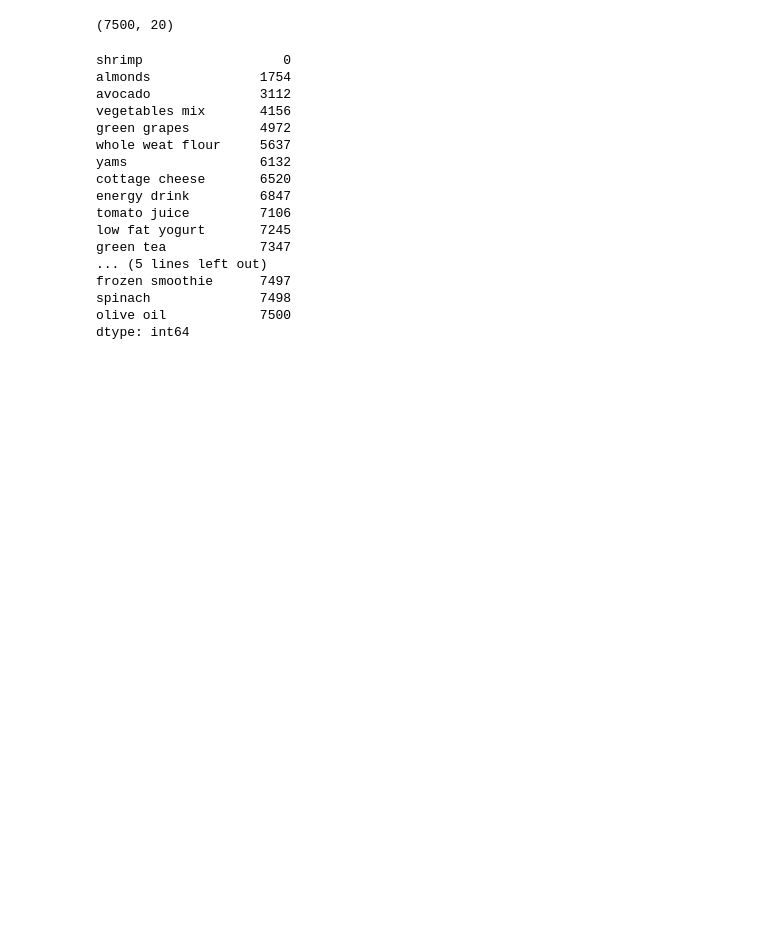
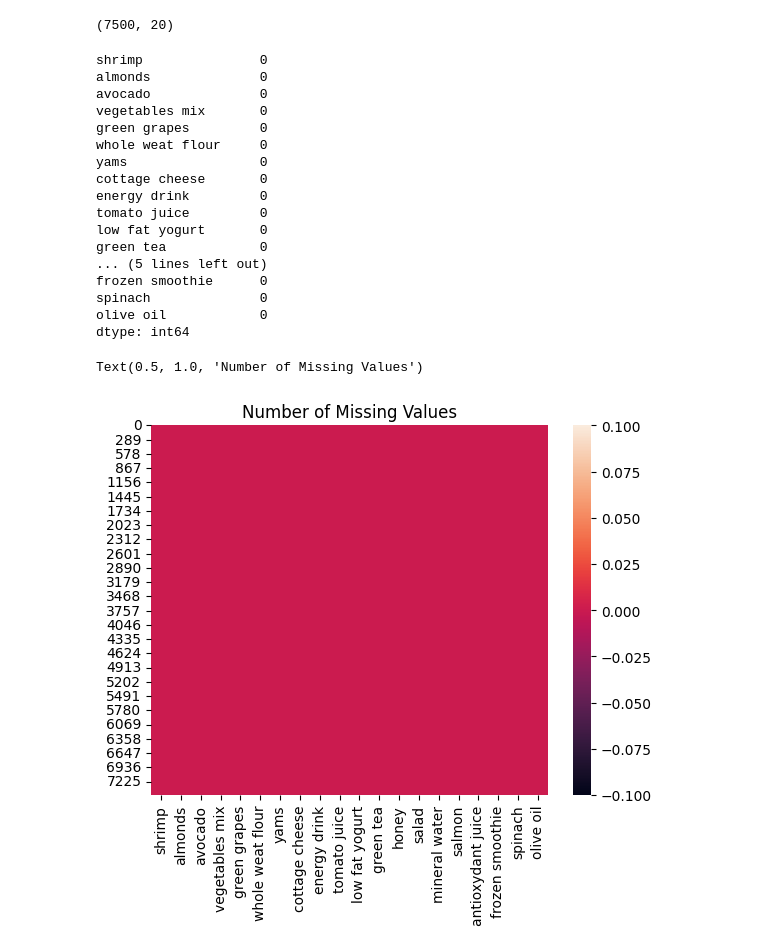
Before and after one commit to Akshithaa25/Machine_Learning_502, a Jupyter notebook: 2348502_ML_LAB_3.ipynb, the cells around one changed output. Saved outputs shown, nothing was run; the diff lists cells and outputs as text; code cells hidden in the pictures; blank space fills up the shorter version.

```diff
--- a/2348502_ML_LAB_3.ipynb
+++ b/2348502_ML_LAB_3.ipynb
@@ -38,24 +37,30 @@ data.shape
 # %% [output]
 (7500, 20)
 # %%
-# data = data.fillna(0)
-
+data = data.fillna(0)
 data.isna().sum()
 # %% [output]
-shrimp                  0
-almonds              1754
-avocado              3112
-vegetables mix       4156
-green grapes         4972
-whole weat flour     5637
-yams                 6132
-cottage cheese       6520
-energy drink         6847
-tomato juice         7106
-low fat yogurt       7245
-green tea            7347
+shrimp               0
+almonds              0
+avocado              0
+vegetables mix       0
+green grapes         0
+whole weat flour     0
+yams                 0
+cottage cheese       0
+energy drink         0
+tomato juice         0
+low fat yogurt       0
+green tea            0
 ... (5 lines left out)
-frozen smoothie      7497
-spinach              7498
-olive oil            7500
+frozen smoothie      0
+spinach              0
+olive oil            0
 dtype: int64
+# %%
+data.isnull().sum()
+sns.heatmap(data.isnull())
+plt.title("Number of Missing Values")
+# %% [output]
+Text(0.5, 1.0, 'Number of Missing Values')
+[figure, added]
```
Also changed, not shown: parts of 12 cells of this notebook.
